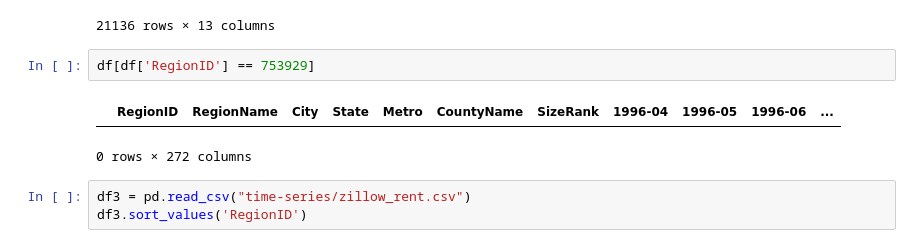
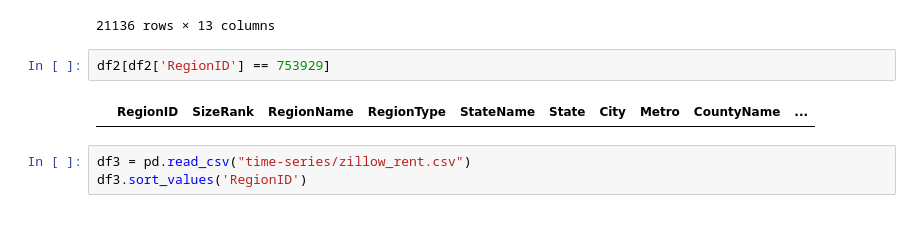
Before and after one commit to WoojinJun/zipcode_investment, a Jupyter notebook: scratch-notebook.ipynb, the cells around one changed output. Cells and saved outputs as stored; diff of their text form.

```diff
--- a/scratch-notebook.ipynb
+++ b/scratch-notebook.ipynb
@@ -89,10 +103,9 @@ df2.sort_values('RegionID')
 | 2532 | 753844 | 2551 | 29486 | Zip | SC | SC | Summerville | Charleston-North Charleston | Dorchester County | ... |
 21136 rows × 13 columns
 # %%
-df[df['RegionID'] == 753929]
+df2[df2['RegionID'] == 753929]
 # %% [output]
-|  | RegionID | RegionName | City | State | Metro | CountyName | SizeRank | 1996-04 | 1996-05 | 1996-06 | ... |
+|  | RegionID | SizeRank | RegionName | RegionType | StateName | State | City | Metro | CountyName | ... |
-0 rows × 272 columns
 # %%
 df3 = pd.read_csv("time-series/zillow_rent.csv")
 df3.sort_values('RegionID')
```
Also changed, not shown: parts of 12 cells of this notebook.
